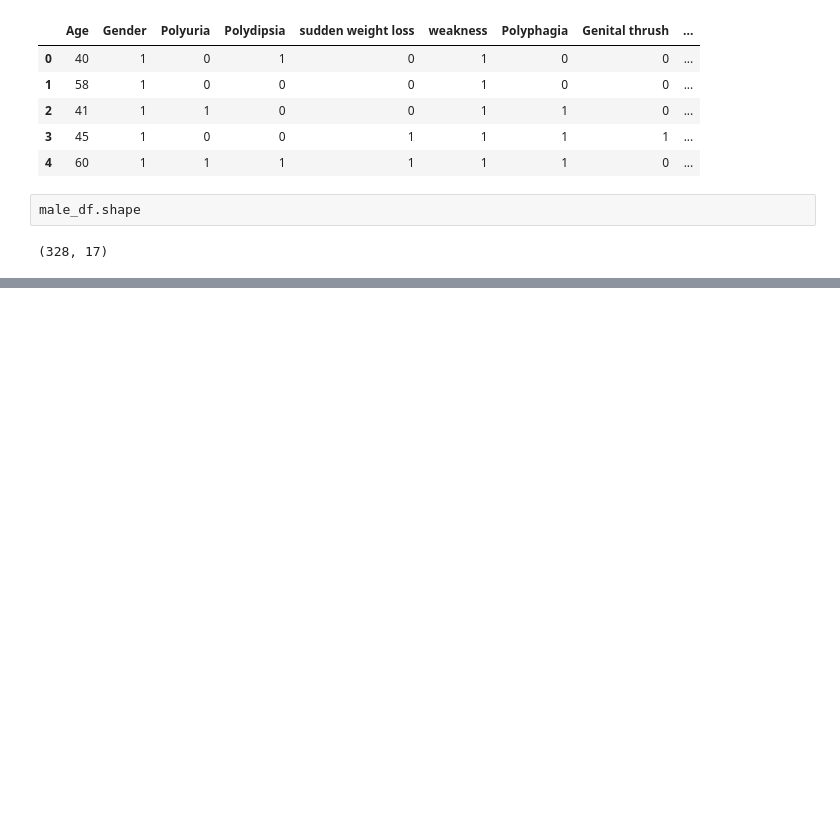
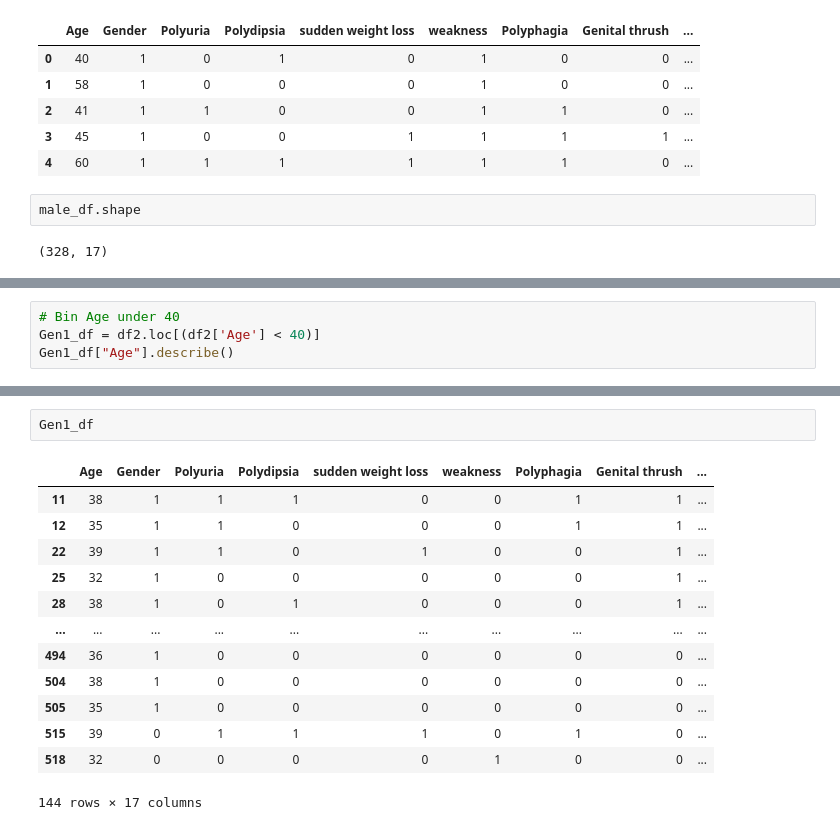
Before and after one commit to asadca4u/Final_Project_Group_Five, a Jupyter notebook: Diabetes_ETL.ipynb, the cells around one changed output, grey strips where cells are left out. Drawn from its saved outputs; the diff is of its cells as text; blank space fills up the shorter version.

```diff
--- a/Diabetes_ETL.ipynb
+++ b/Diabetes_ETL.ipynb
@@ -91,0 +104,4 @@ male_df.shape
+# %%
+# Bin Age under 40
+Gen1_df = df2.loc[(df2['Age'] < 40)]
+Gen1_df["Age"].describe()
@@ -91,0 +118,16 @@ male_df.shape
+# %%
+Gen1_df
+# %% [output]
+|  | Age | Gender | Polyuria | Polydipsia | sudden weight loss | weakness | Polyphagia | Genital thrush | ... |
+| 11 | 38 | 1 | 1 | 1 | 0 | 0 | 1 | 1 | ... |
+| 12 | 35 | 1 | 1 | 0 | 0 | 0 | 1 | 1 | ... |
+| 22 | 39 | 1 | 1 | 0 | 1 | 0 | 0 | 1 | ... |
+| 25 | 32 | 1 | 0 | 0 | 0 | 0 | 0 | 1 | ... |
+| 28 | 38 | 1 | 0 | 1 | 0 | 0 | 0 | 1 | ... |
+| ... | ... | ... | ... | ... | ... | ... | ... | ... | ... |
+| 494 | 36 | 1 | 0 | 0 | 0 | 0 | 0 | 0 | ... |
+| 504 | 38 | 1 | 0 | 0 | 0 | 0 | 0 | 0 | ... |
+| 505 | 35 | 1 | 0 | 0 | 0 | 0 | 0 | 0 | ... |
+| 515 | 39 | 0 | 1 | 1 | 1 | 0 | 1 | 0 | ... |
+| 518 | 32 | 0 | 0 | 0 | 0 | 1 | 0 | 0 | ... |
+144 rows × 17 columns
```
Also changed, not shown: parts of 17 cells of this notebook.
